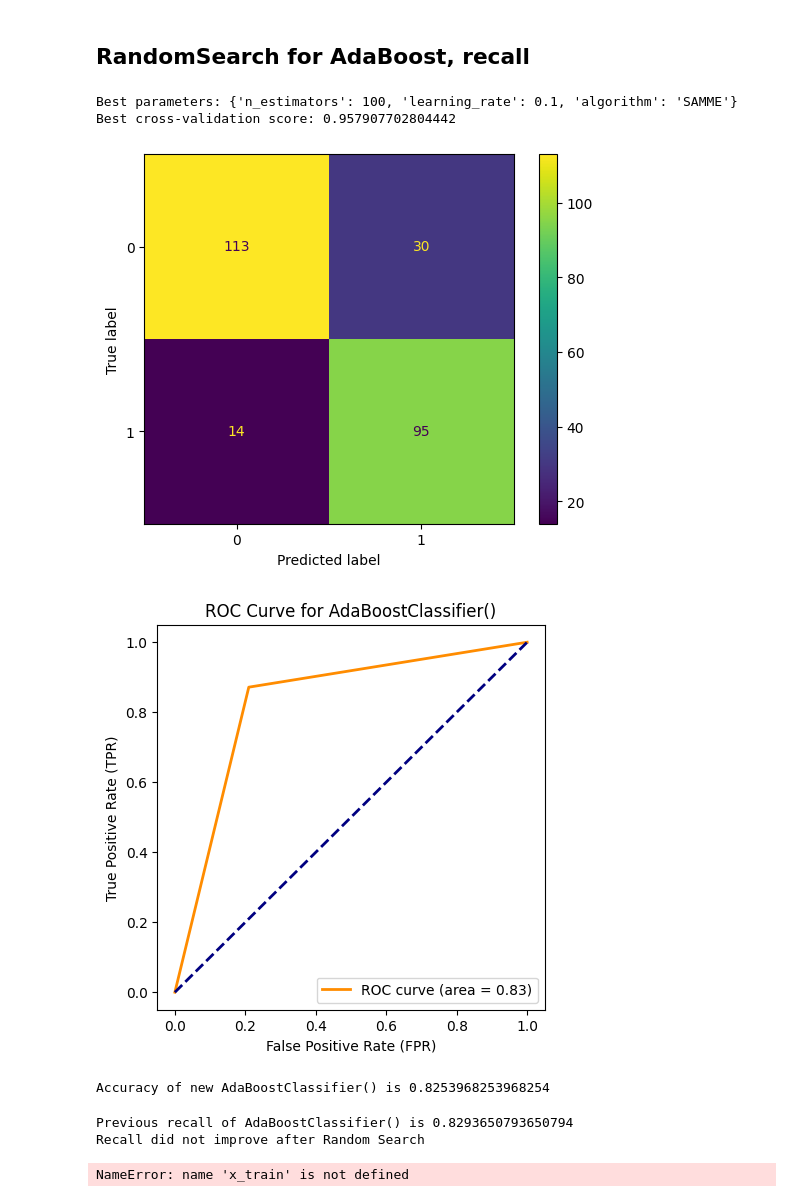
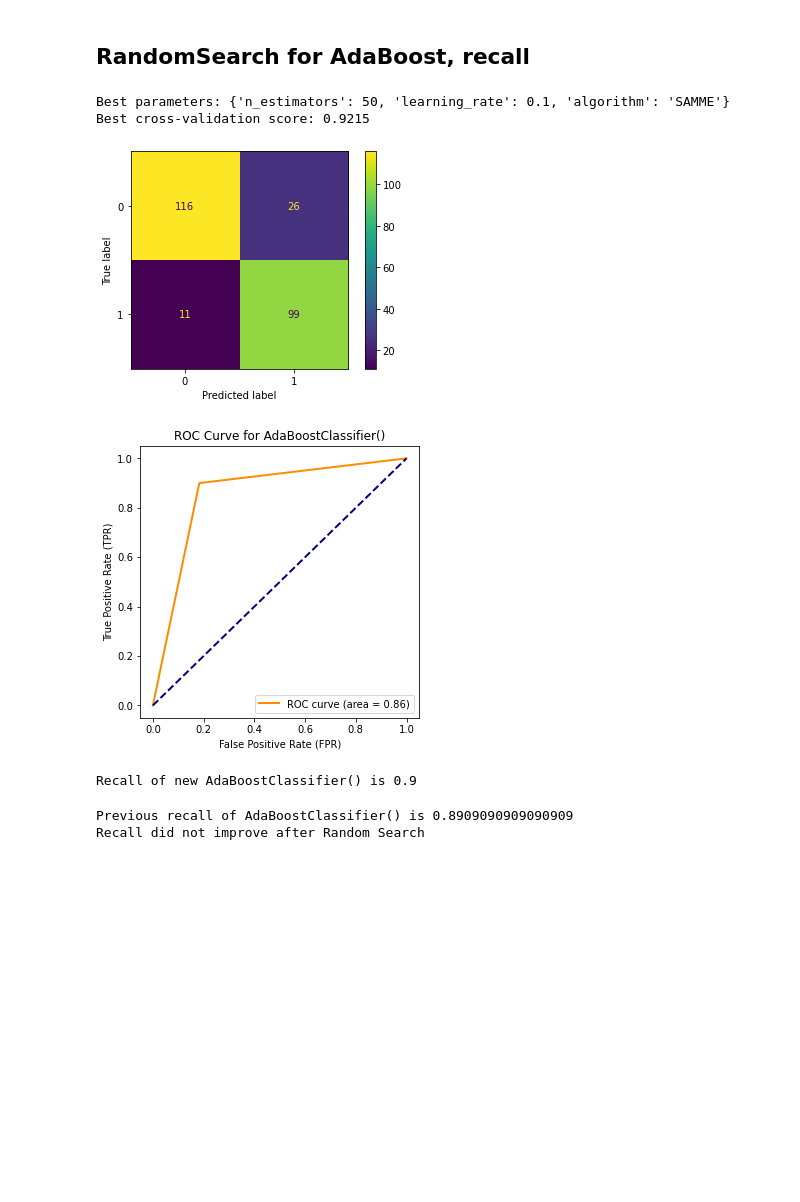
Before and after one commit to irenebernardi/Glioma-Grading-Classification, a Jupyter notebook: Glioma_Grade_notebook.ipynb, the cells around one changed output. Cells and saved outputs as stored; diff of their text form; code cells hidden in the pictures; blank space fills up the shorter version.

Commit message:
code cleaning, nicer plots

```diff
--- a/Glioma_Grade_notebook.ipynb
+++ b/Glioma_Grade_notebook.ipynb
@@ -494,4 +555,7 @@ OrderedDict([('LogisticRegression()_10', 0.9380025174101261),
 # Logistic regression
 # %% [markdown]
 ## GridSearch for Logistic Regression, accuracy
+# %%
+kf_10 = StratifiedKFold(n_splits = 10, shuffle=True, random_state=42)
+kf_5 = StratifiedKFold(n_splits = 10, shuffle=True, random_state=42)
 # %%
@@ -664,7 +721,7 @@ param_grid = [
 randomized_search = RandomizedSearchCV(estimator = models[0],
                            param_distributions = param_grid,
                            scoring = 'recall',
-                           cv = kf).fit(X_train, y_train)
+                           cv = kf_10).fit(X_train, y_train)
 
 # Get the best estimator
 best_model_rs = randomized_search.best_estimator_
@@ -789,8 +844,6 @@ Random Search recall is 0.8899082568807339
 # %% [markdown]
 ## RandomSearch for AdaBoost, recall
 # %%
-kf = KFold(n_splits = 10, shuffle=True, random_state=42)
-
 # RandomSearch for SVM
 
 param_grid = {
@@ -802,7 +855,7 @@ param_grid = {
 grid_search = RandomizedSearchCV(estimator = models[1],
                            param_distributions = param_grid,
                            scoring = 'recall',
-                           cv = kf).fit(X_train, y_train)
+                           cv = kf_10).fit(X_train, y_train)
 
 # Get the best estimator
 best_model = grid_search.best_estimator_
@@ -810,72 +863,47 @@ best_model = grid_search.best_estimator_
 print(f"Best parameters: {grid_search.best_params_}")
 print(f"Best cross-validation score: {grid_search.best_score_}")
 # %% [output]
-Best parameters: {'n_estimators': 100, 'learning_rate': 0.1, 'algorithm': 'SAMME'}
-Best cross-validation score: 0.957907702804442
+Best parameters: {'n_estimators': 50, 'learning_rate': 0.1, 'algorithm': 'SAMME'}
+Best cross-validation score: 0.9215
 # %%
 #now use best parameters from random search to predict y_pred
 
 y_pred_recall_rs = best_model_rs.predict(X_test)
 
-recall_rs = accuracy_score(y_test, y_pred_recall_rs)
+recall_rs = recall_score(y_test, y_pred_recall_rs)
 cm_rs = confusion_matrix(y_test, y_pred_recall_rs, labels = models[1].classes_)
 disp = ConfusionMatrixDisplay(confusion_matrix = cm_rs, display_labels = models[1].classes_)
 disp.plot()
 plt.show()
 
 # Compute ROC curve and AUC
 fpr, tpr, thresholds = roc_curve(y_test, y_pred_recall_rs)
 roc_auc = auc(fpr, tpr)
 
 # Plot ROC curve
 plt.figure(figsize=(5, 5))
 plt.plot(fpr, tpr, color='darkorange', lw=2, label='ROC curve (area = {:.2f})'.format(roc_auc))
 plt.plot([0, 1], [0, 1], color='navy', lw=2, linestyle='--')
 plt.xlabel('False Positive Rate (FPR)')
 plt.ylabel('True Positive Rate (TPR)')
 plt.title(f'ROC Curve for {models[1]}')
 plt.legend(loc='lower right')
 plt.show()
-print(f"Accuracy of new {models[1]} is {recall_rs}")
+print(f"Recall of new {models[1]} is {recall_rs}")
 # %% [output]
-[figure, old version]
+[figure, new version]
-[figure, old version]
+[figure, new version]
-Accuracy of new AdaBoostClassifier() is 0.8253968253968254
+Recall of new AdaBoostClassifier() is 0.9
 # %%
 y_pred = models[0].predict(X_test)
-prev_accuracy = accuracy_score(y_test, y_pred)
+prev_recall = recall_score(y_test, y_pred)
 print(f"Previous recall of {models[1]} is {prev_accuracy}")
 
-if recall_rs > prev_accuracy:
+if recall_rs > prev_recall:
     print("Recall improved after Random Search")
     print(f'Random Search accuracy is {recall_rs}')
 else:
     print("Recall did not improve after Random Search")
 # %% [output]
-Previous recall of AdaBoostClassifier() is 0.8293650793650794
+Previous recall of AdaBoostClassifier() is 0.8909090909090909
 Recall did not improve after Random Search
-# %%
-#when found best params plt smth like this
-
-
-#Scatter plot for the actual training values
-scatter = go.Scatter(x = x_train.values.flatten(), y=y_train.values.flatten(), mode='markers', name='Actual')
-#line plot for the predicted training values
-line = go.Scatter(x = x_train.values.flatten(), y=y_pred.values.flatten(), mode='lines', name='Predicted')
-layout = go.Layout(title='Actual vs Predicted, train set', xaxis=dict(title='population'), yaxis=dict(title='profit'))
-data = [scatter, line]
-figtr = go.Figure(data=data, layout=layout)
-figtr.show()
-
-
-
-#scatter for  y test values
-scatter = go.Scatter(x = x_test.values.flatten(), y=y_test.values.flatten(), mode='markers', name='Actual')
-#line for predicted y values
-line = go.Scatter(x = x_test.values.flatten(), y=new_y.values.flatten(), mode='lines', name='Predicted')
-layout = go.Layout(title='Actual vs Predicted, test set', xaxis=dict(title='population'), yaxis=dict(title='profit'))
-data = [scatter, line]
-figte = go.Figure(data=data, layout=layout)
-figte.show()
-# %% [output]
-NameError: name 'x_train' is not defined
```
Also changed, not shown: parts of 34 cells of this notebook.
